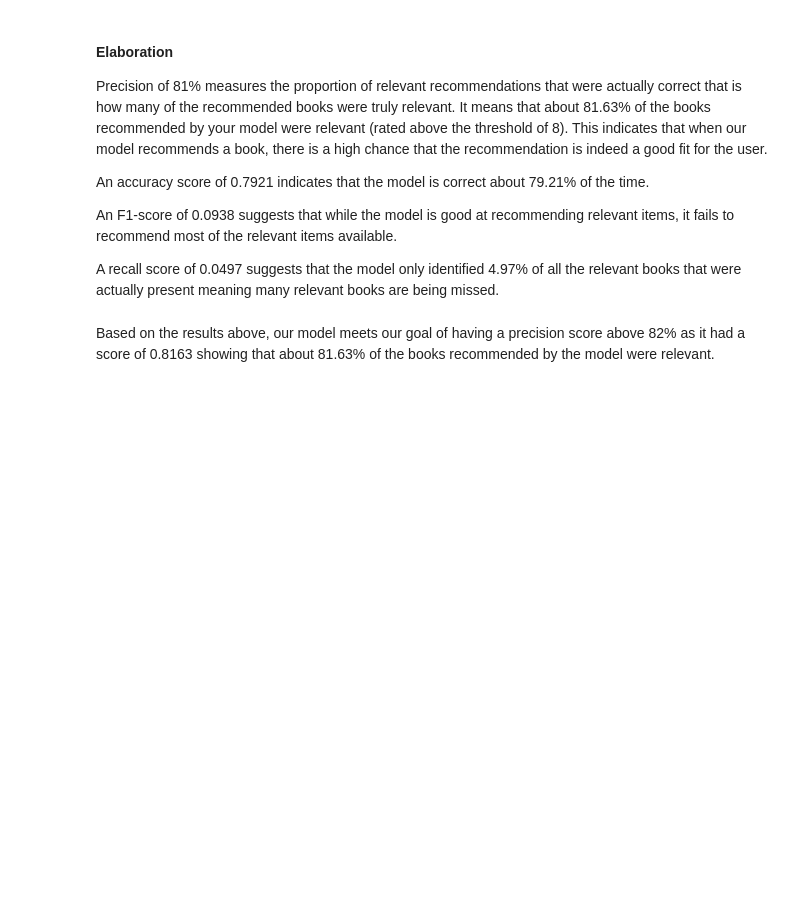
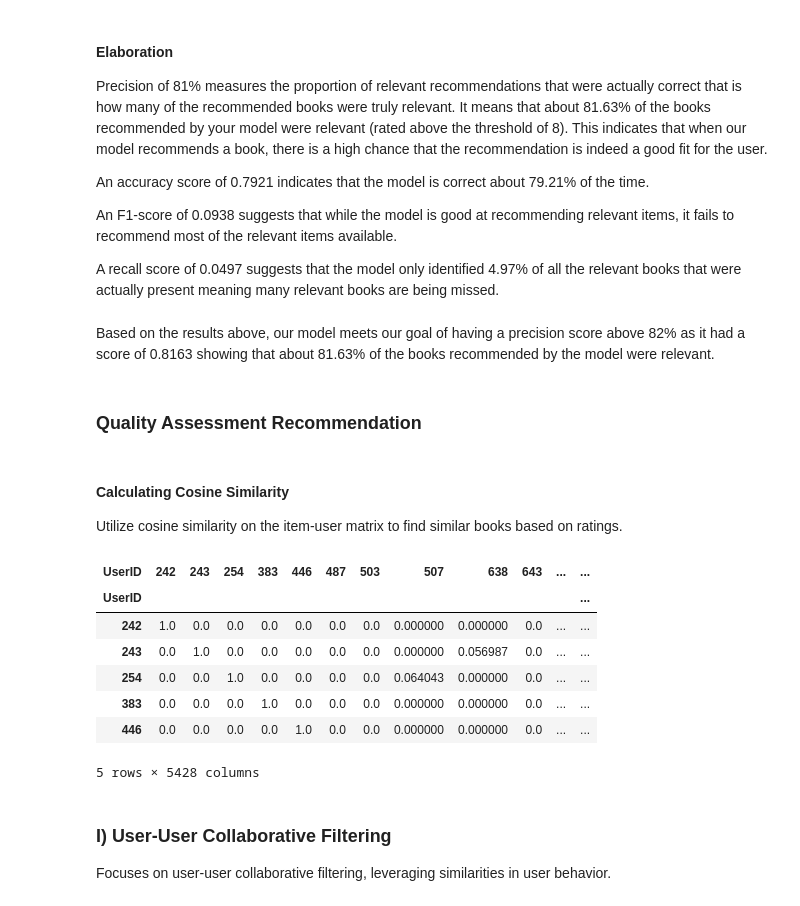
Before and after one commit to aritamichael/Final_Project_4_Moringa, a Jupyter notebook: index.ipynb, the cells around one changed output. Drawn from its saved outputs; the diff is of its cells as text; code cells hidden in the pictures; blank space fills up the shorter version.

Commit message:
Quality Assessment Recommendation

```diff
--- a/index.ipynb
+++ b/index.ipynb
@@ -1070,3 +1070,37 @@ A recall score of 0.0497  suggests that the model only identified 4.97% of all t
 # %% [markdown]
 Based on the results above, our model meets our goal of having a precision score above 82% as it had a score of  0.8163
 showing that about 81.63% of the books recommended by the model were relevant.
+# %% [markdown]
+### Quality Assessment Recommendation
+# %% [markdown]
+#### Calculating Cosine Similarity
+Utilize cosine similarity on the item-user matrix to find similar books based on ratings.
+# %%
+# Keep only the top N users and items
+top_n_users = merged_df1['UserID'].value_counts().head(5500).index
+top_n_items = merged_df1['ISBN'].value_counts().head(5500).index
+
+# Filter the original DataFrame
+filtered_df = merged_df1[merged_df1['UserID'].isin(top_n_users) & merged_df1['ISBN'].isin(top_n_items)]
+
+# Create the user-item rating matrix
+user_item_matrix = filtered_df.pivot_table(index='UserID', columns='ISBN', values='Rating', aggfunc='mean').fillna(0)
+
+# Calculate cosine similarity matrix
+cosine_sim = cosine_similarity(user_item_matrix)
+
+# Create a DataFrame for easier access
+cosine_sim_df = pd.DataFrame(cosine_sim, index=user_item_matrix.index, columns=user_item_matrix.index)
+cosine_sim_df.head()
+# %% [output]
+| UserID | 242 | 243 | 254 | 383 | 446 | 487 | 503 | 507 | 638 | 643 | ... | ... |
+| UserID |  |  |  |  |  |  |  |  |  |  |  | ... |
+| 242 | 1.0 | 0.0 | 0.0 | 0.0 | 0.0 | 0.0 | 0.0 | 0.000000 | 0.000000 | 0.0 | ... | ... |
+| 243 | 0.0 | 1.0 | 0.0 | 0.0 | 0.0 | 0.0 | 0.0 | 0.000000 | 0.056987 | 0.0 | ... | ... |
+| 254 | 0.0 | 0.0 | 1.0 | 0.0 | 0.0 | 0.0 | 0.0 | 0.064043 | 0.000000 | 0.0 | ... | ... |
+| 383 | 0.0 | 0.0 | 0.0 | 1.0 | 0.0 | 0.0 | 0.0 | 0.000000 | 0.000000 | 0.0 | ... | ... |
+| 446 | 0.0 | 0.0 | 0.0 | 0.0 | 1.0 | 0.0 | 0.0 | 0.000000 | 0.000000 | 0.0 | ... | ... |
+5 rows × 5428 columns
+# %% [markdown]
+### I) User-User Collaborative Filtering
+Focuses on user-user collaborative filtering, leveraging similarities in user behavior.
```
